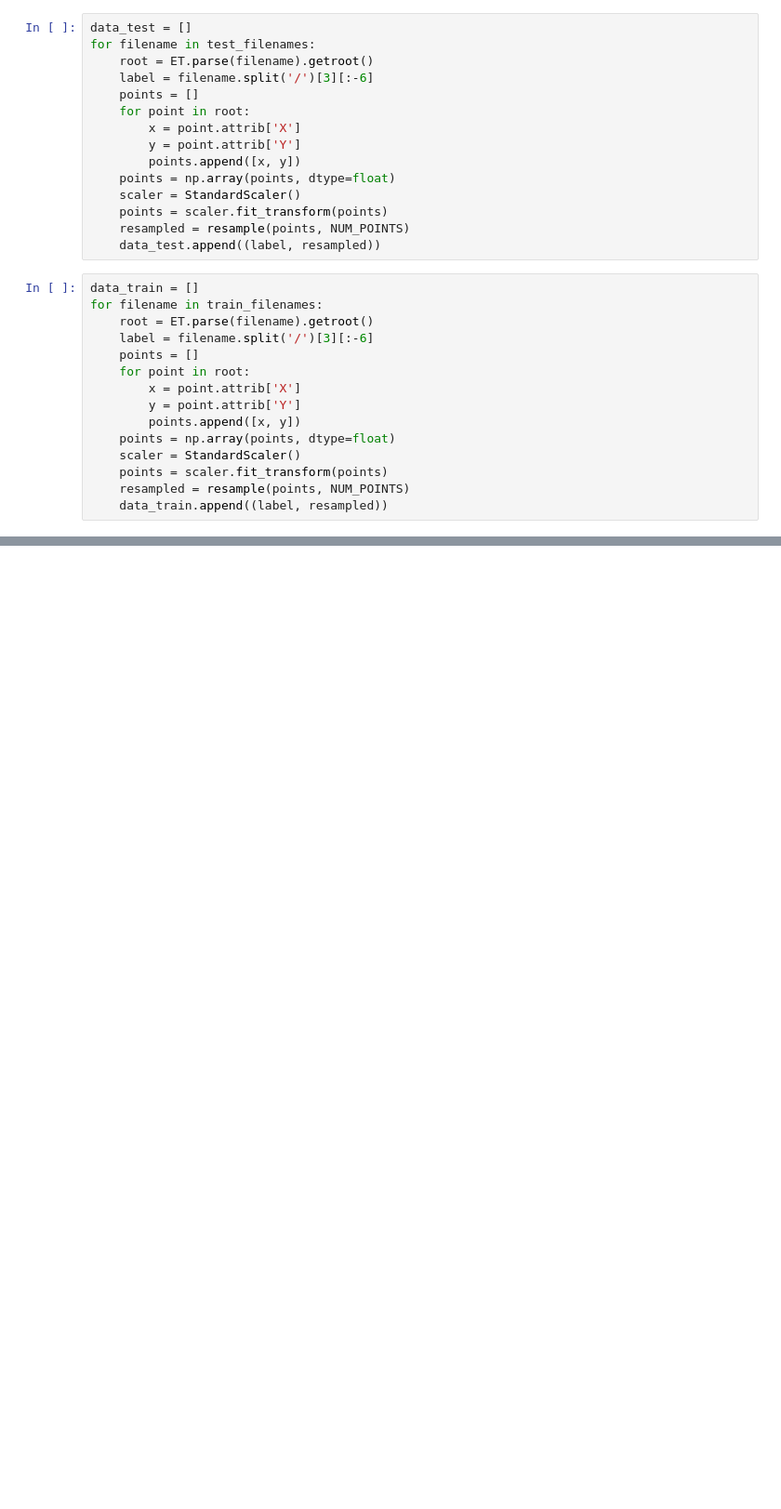
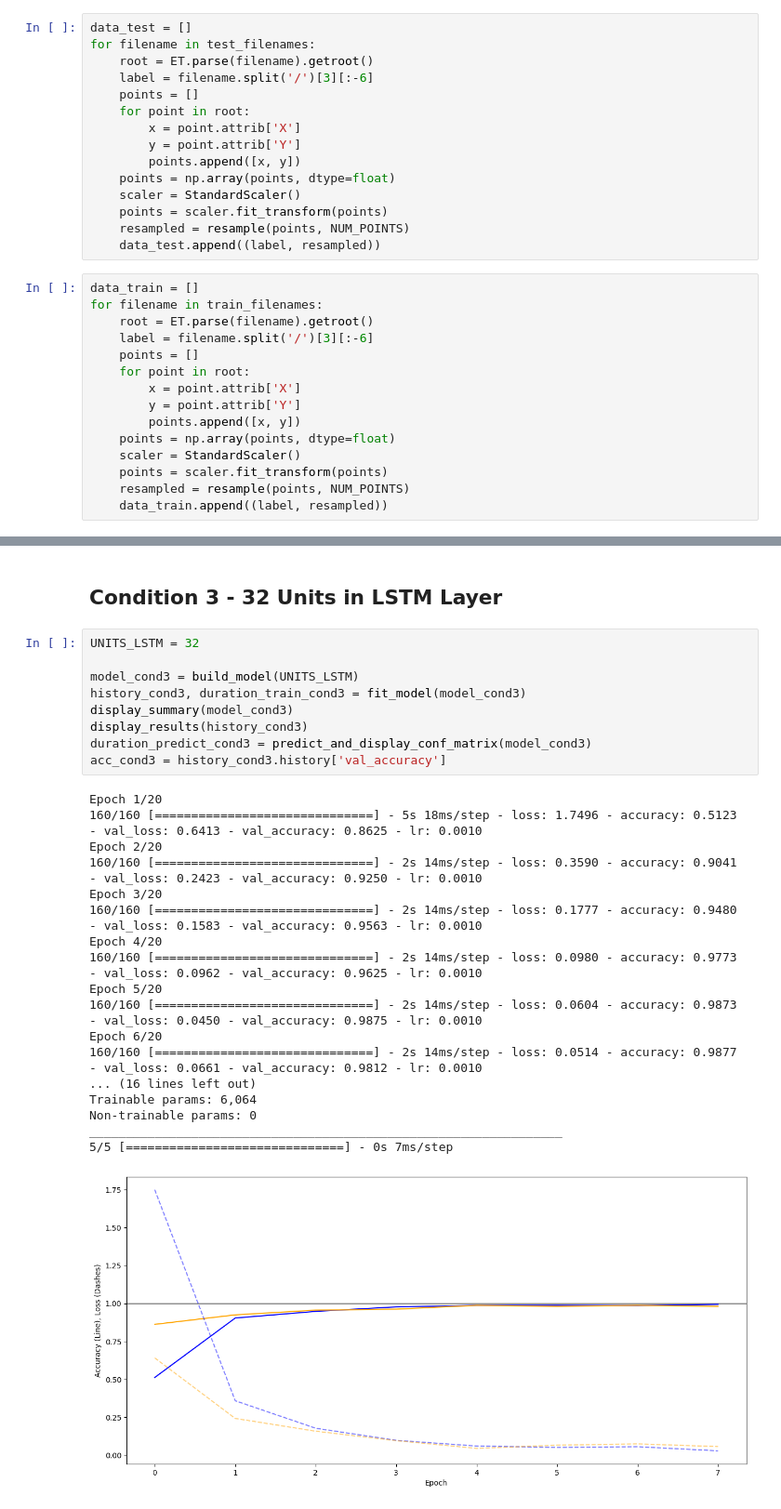
Before and after one commit to ITT23/assignment-06-gesture-recognition-tina-e, a Jupyter notebook: unistroke-gestures.ipynb, the cells around one changed output, grey strips where cells are left out. Shown at 93% size. Cells and saved outputs as stored; diff of their text form; blank space fills up the shorter version.

```diff
--- a/unistroke-gestures.ipynb
+++ b/unistroke-gestures.ipynb
@@ -265,0 +276,30 @@ pass
+# %% [markdown]
+## Condition 3 - 32 Units in LSTM Layer
+# %%
+UNITS_LSTM = 32
+
+model_cond3 = build_model(UNITS_LSTM)
+history_cond3, duration_train_cond3 = fit_model(model_cond3)
+display_summary(model_cond3)
+display_results(history_cond3)
+duration_predict_cond3 = predict_and_display_conf_matrix(model_cond3)
+acc_cond3 = history_cond3.history['val_accuracy']
+# %% [output]
+Epoch 1/20
+160/160 [==============================] - 5s 18ms/step - loss: 1.7496 - accuracy: 0.5123 - val_loss: 0.6413 - val_accuracy: 0.8625 - lr: 0.0010
+Epoch 2/20
+160/160 [==============================] - 2s 14ms/step - loss: 0.3590 - accuracy: 0.9041 - val_loss: 0.2423 - val_accuracy: 0.9250 - lr: 0.0010
+Epoch 3/20
+160/160 [==============================] - 2s 14ms/step - loss: 0.1777 - accuracy: 0.9480 - val_loss: 0.1583 - val_accuracy: 0.9563 - lr: 0.0010
+Epoch 4/20
+160/160 [==============================] - 2s 14ms/step - loss: 0.0980 - accuracy: 0.9773 - val_loss: 0.0962 - val_accuracy: 0.9625 - lr: 0.0010
+Epoch 5/20
+160/160 [==============================] - 2s 14ms/step - loss: 0.0604 - accuracy: 0.9873 - val_loss: 0.0450 - val_accuracy: 0.9875 - lr: 0.0010
+Epoch 6/20
+160/160 [==============================] - 2s 14ms/step - loss: 0.0514 - accuracy: 0.9877 - val_loss: 0.0661 - val_accuracy: 0.9812 - lr: 0.0010
+... (16 lines left out)
+Trainable params: 6,064
+Non-trainable params: 0
+_________________________________________________________________
+5/5 [==============================] - 0s 7ms/step
+[figure, added]
```
Also changed, not shown: parts of 34 cells of this notebook, 1 other file.
